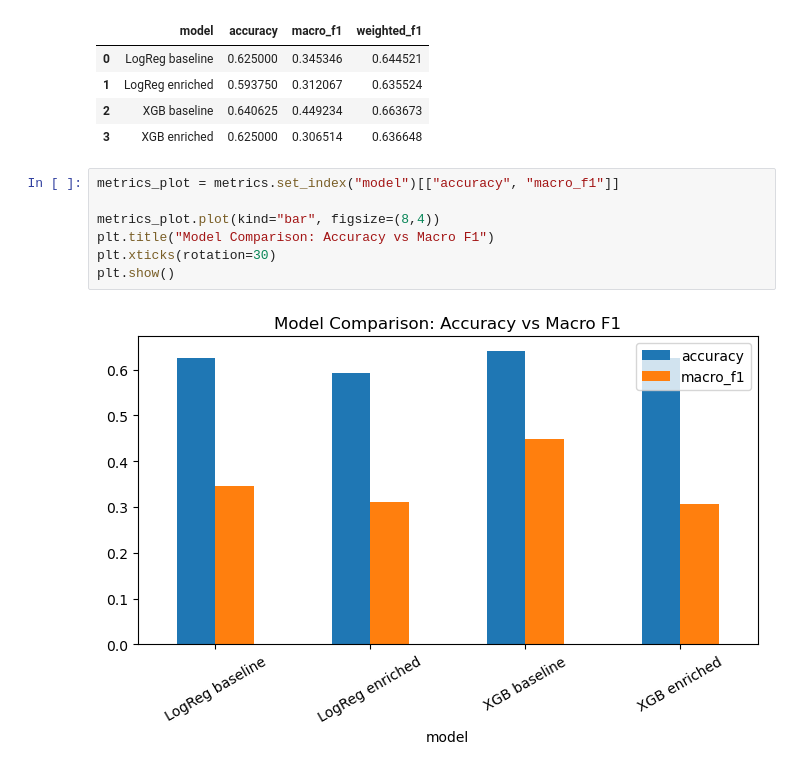
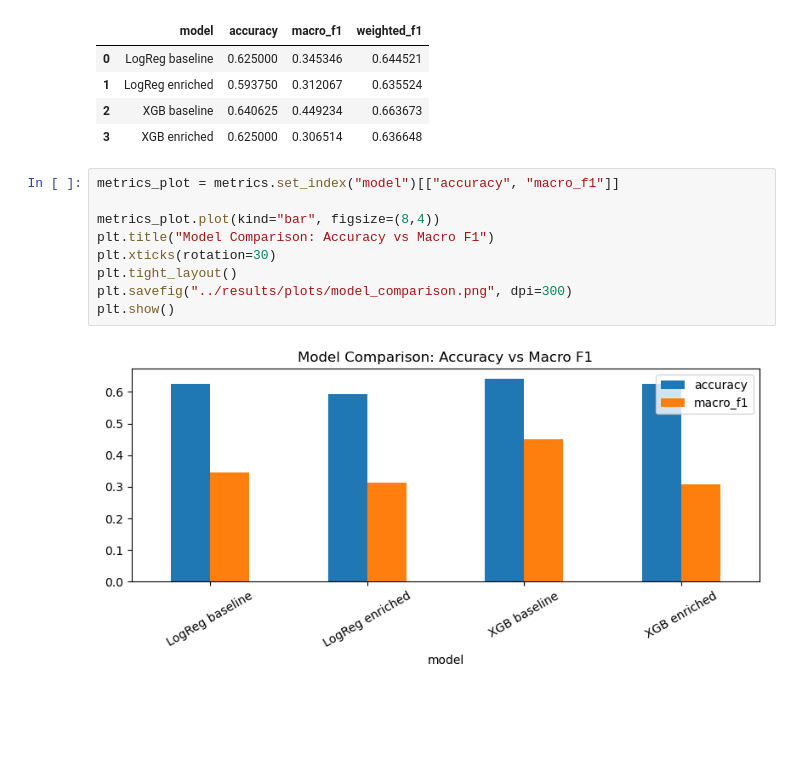
Before and after one commit to Alexg285/Road-to-glory, a Jupyter notebook: notebooks/EDA_Results_Road_to_Glory.ipynb, the cells around one changed output. Drawn from its saved outputs; the diff is of its cells as text; blank space fills up the shorter version.

```diff
--- a/notebooks/EDA_Results_Road_to_Glory.ipynb
+++ b/notebooks/EDA_Results_Road_to_Glory.ipynb
@@ -71,12 +73,14 @@ metrics
 # %%
 metrics_plot = metrics.set_index("model")[["accuracy", "macro_f1"]]
 
 metrics_plot.plot(kind="bar", figsize=(8,4))
 plt.title("Model Comparison: Accuracy vs Macro F1")
 plt.xticks(rotation=30)
+plt.tight_layout()
+plt.savefig("../results/plots/model_comparison.png", dpi=300)
 plt.show()
 # %% [output]
-[figure, old version]
+[figure, new version]
 # %%
 from src.models import train_xgb
 from src.evaluation import evaluate_model
```
Also changed, not shown: parts of 2 cells of this notebook, 3 other files.
